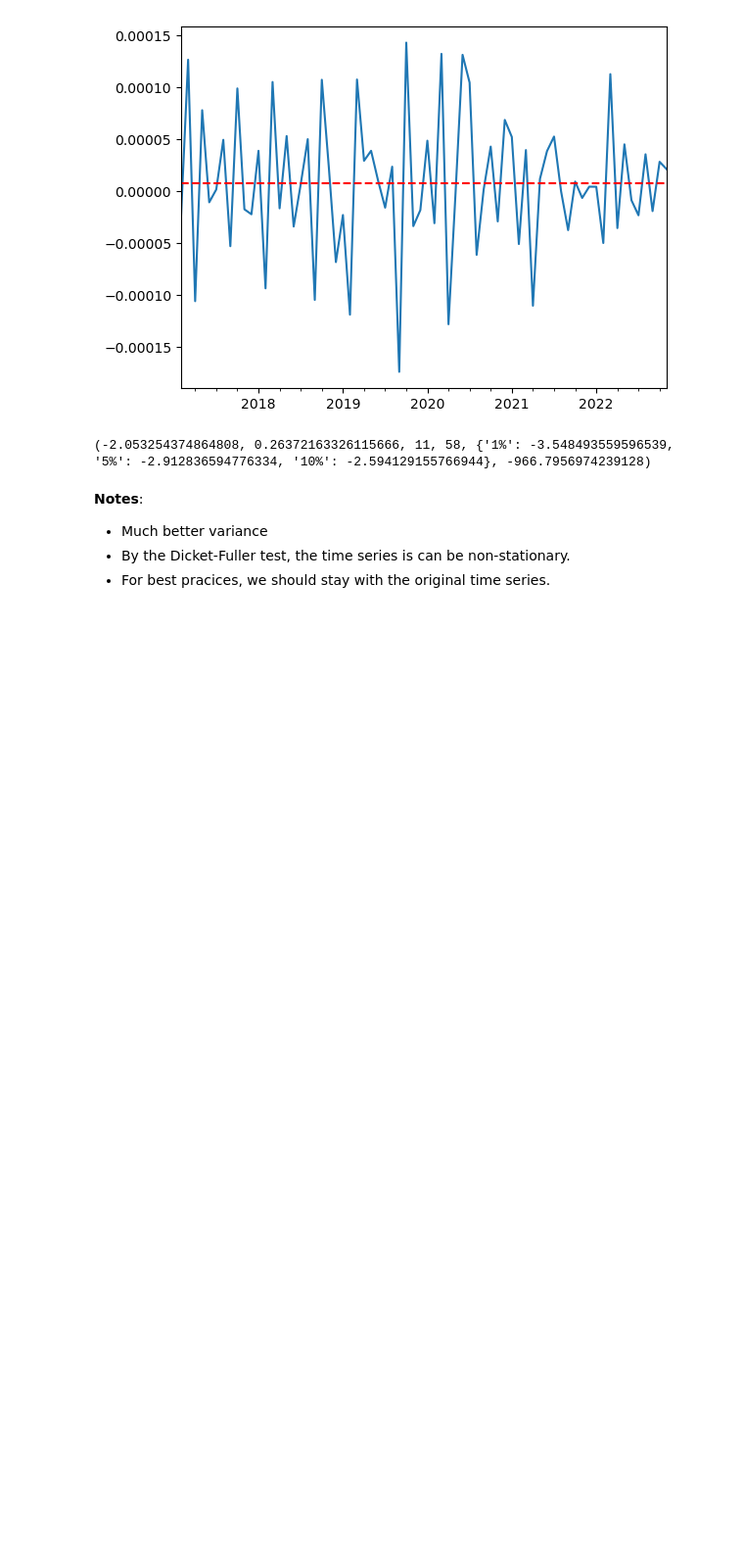
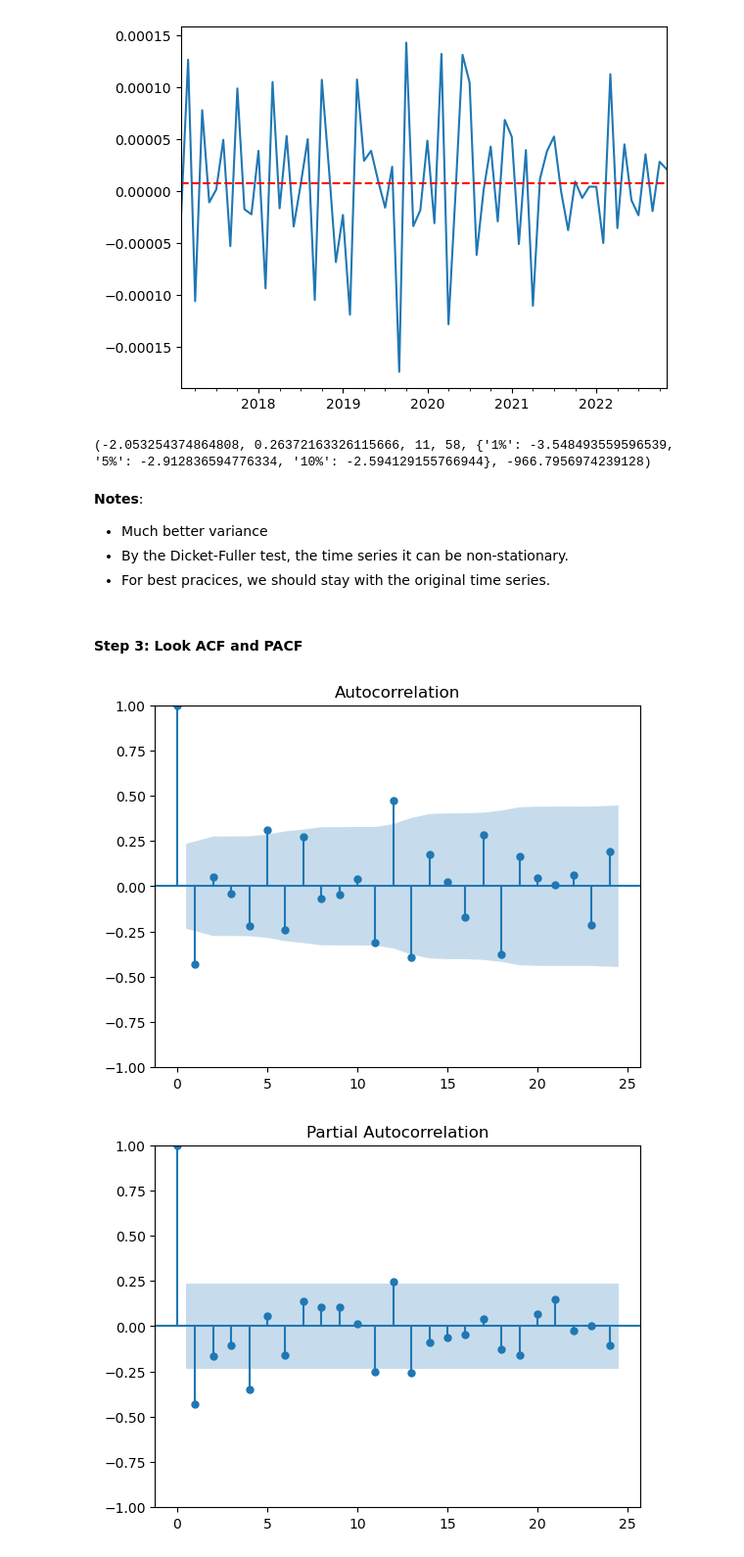
Before and after one commit to romanAVJ/exploration_sales_entropia, a Jupyter notebook: src/models.ipynb, the cells around one changed output. Shown at 98% size. Cells and saved outputs as stored; diff of their text form; code cells hidden in the pictures; blank space fills up the shorter version.

```diff
--- a/src/models.ipynb
+++ b/src/models.ipynb
@@ -104,12 +104,12 @@ print(adf_result)
 (-7.055700229944167, 5.382522103475021e-10, 3, 66, {'1%': -3.5335601309235605, '5%': -2.9064436883991434, '10%': -2.590723948576676}, 568.8252626661746)
 # %%
 # Step 1.1: difference the time series seasonal and non-seasonal
-ts_general_diff = ts_general.diff(periods=12).diff().dropna()
+ts_general_seasonal_diff = ts_general.diff(periods=12).diff().dropna()
 
 # plot the time series
-ts_general_diff.plot()
+ts_general_seasonal_diff.plot()
 # add mean
-plt.axhline(ts_general_diff.mean(), color='r', linestyle='--')
+plt.axhline(ts_general_seasonal_diff.mean(), color='r', linestyle='--')
 # %% [output]
 <matplotlib.lines.Line2D at 0x...>
 [figure]
@@ -174,5 +174,5 @@ print(adf_result)
 # %% [markdown]
 **Notes**:
 - Much better variance
-- By the Dicket-Fuller test, the time series is can be non-stationary.
+- By the Dicket-Fuller test, the time series it can be non-stationary.
 - For best pracices, we should stay with the original time series.
@@ -180,0 +179,15 @@ print(adf_result)
+# %% [markdown]
+#### Step 3: Look ACF and PACF
+# %%
+from statsmodels.graphics.tsaplots import plot_acf, plot_pacf
+
+# plot acf
+plot_acf(ts_general_diff, lags=24)
+plt.show()
+
+# plot pacf
+plot_pacf(ts_general_diff, lags=24)
+plt.show()
+# %% [output]
+[figure, added]
+[figure, added]
```
Also changed, not shown: parts of 58 cells of this notebook, 4 other files.
